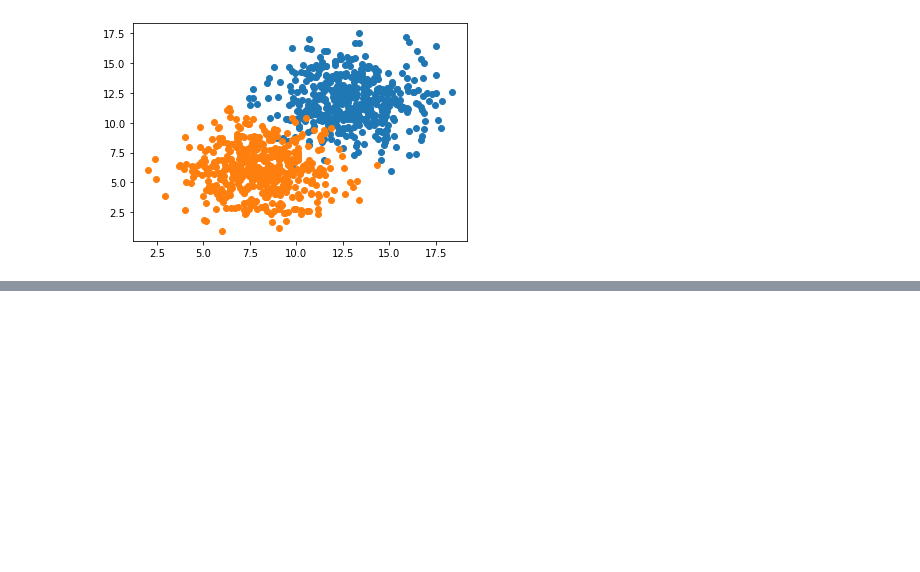
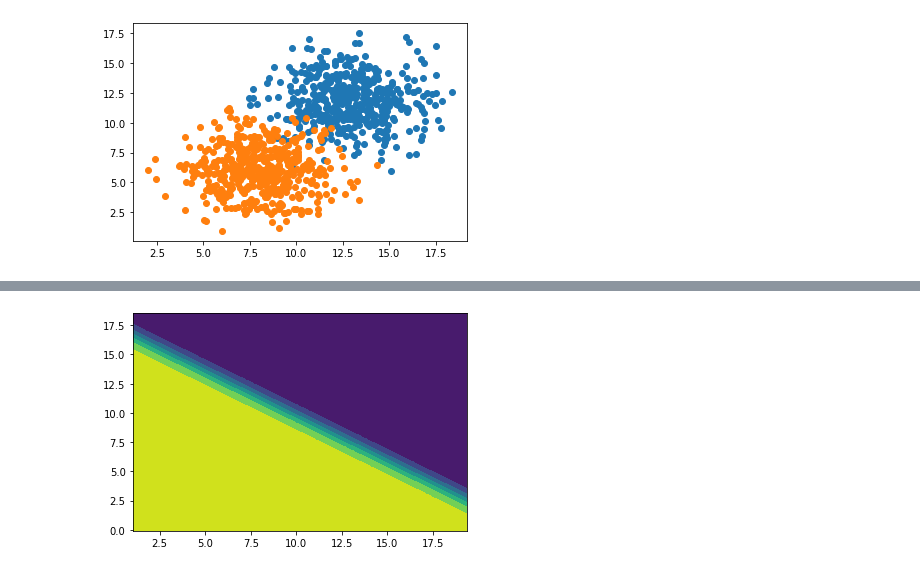
Before and after one commit to hpt1988/Applied-Deep-Learning_The-Complete-Self-Driving-Car-Course, a Jupyter notebook: keras/perceptron.ipynb, the cells around one changed output, grey strips where cells are left out. Drawn from its saved outputs; the diff is of its cells as text; code cells hidden in the pictures; blank space fills up the shorter version.

Commit message:
decision boundary plotted

```diff
--- a/keras/perceptron.ipynb
+++ b/keras/perceptron.ipynb
@@ -116,0 +120,47 @@ plt.legend(['loss'])
+# %%
+# X = Array of data points (bottom and top region)
+# y = Matrix containing labels for dataset. 1 for bottom region and 0 for the top
+# model = sequential mode that we have created earlier containing all our neural
+# networks. The model that was trained to fit our data!
+def plot_decision_boundary(X, y, model):
+    # Grid that spans our data
+
+    # x_span = span of x coordinate. 50 equally spaced datapoints between the
+    # absolute min & max of horizontal coordinates with a tolerance of 1 in each
+    # side
+    x_span = np.linspace(min(X[:, 0]) - 1, max(X[:, 0]) + 1)
+    # y_span = span of y coordinate. 50 equally spaced datapoints between the
+    # absolute min & max of vertical coordinates with a tolerance of 1 in each
+    # side
+    y_span = np.linspace(min(X[:, 1]) - 1, max(X[:, 1]) + 1)
+
+    # xx and yy = square two dimensional array (matrix) as a repeat of x_span
+    # and y_span accordingly
+    xx, yy = np.meshgrid(x_span, y_span)
+
+    # Flattening the two dimnsional arrays to 1 dimension
+    xx_, yy_ = xx.ravel(), yy.ravel()
+
+    # concatinate the xx_ and yy_ arrays in a columnwise arrangement to create a
+    # grid
+    grid = np.c_[xx_, yy_]  # np.c_ will concatinate the arrays columnwise
+
+    # The entire grid will be fed. The trained model will test all the points
+    # inside our 50x50 grid, and returns an array of predictions (probability of
+    # any given point being labeled as 1 (being in the positive region))
+    pred_func = model.predict(grid)
+
+    # Reshaping the array to have the same dimension as xx or yy. This ensures
+    # that prediction results are compatible with the appropriate coordinate
+    # counterpart of our grid. By doing this we allow the shape of our
+    # prediction data to be consistant with the 50x50 shape of our graph such
+    # that every single coordinate in the graph would have its corresponding
+    # prediction
+    z = pred_func.reshape(xx.shape)
+
+    # Create a 2D contour plot of our predicted results
+    plt.contourf(xx, yy, z)
+# %%
+plot_decision_boundary(X, y, model)
+# %% [output]
+[figure, added]
```
Also changed, not shown: parts of 4 cells of this notebook.
